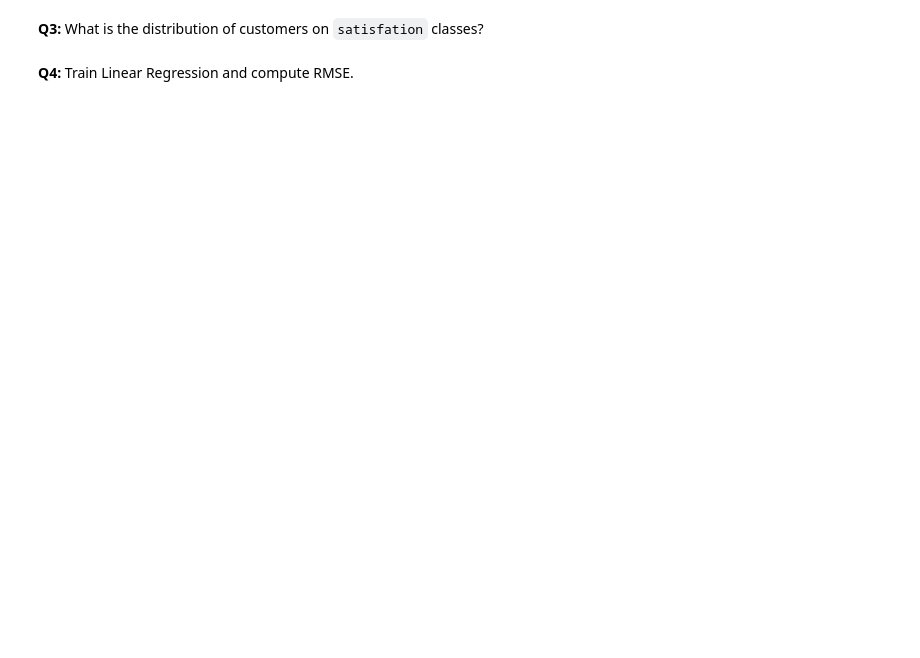
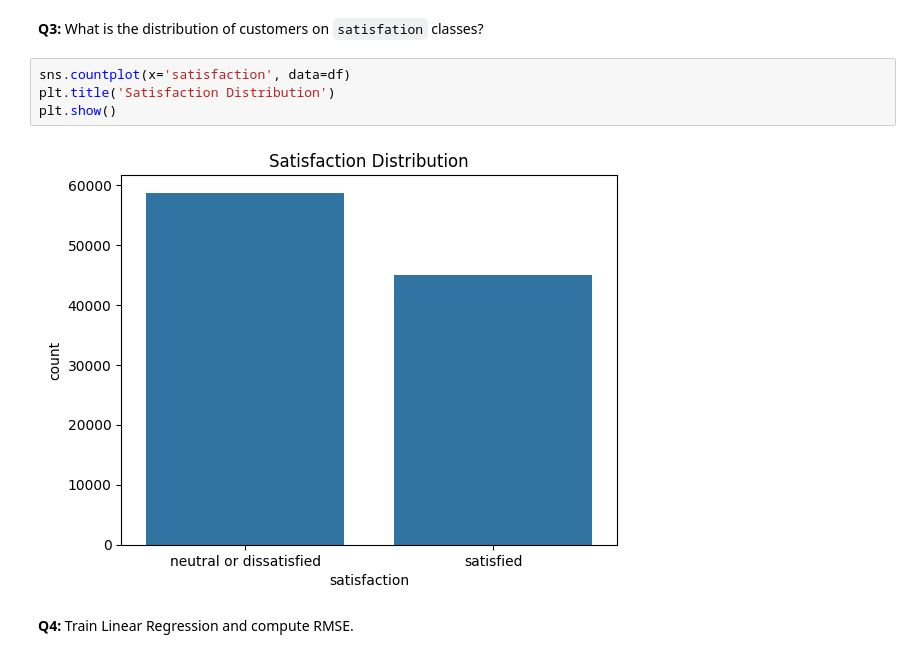
Before and after one commit to dhiraipinky/Statistics-for-Data-Science, a Jupyter notebook: advanced_ml_quiz_notebook.ipynb, the cells around one changed output. Cells and saved outputs as stored; diff of their text form; blank space fills up the shorter version.

```diff
--- a/advanced_ml_quiz_notebook.ipynb
+++ b/advanced_ml_quiz_notebook.ipynb
@@ -752,4 +768,10 @@ df.head()
 # %% [markdown]
 **Q3:** What is the distribution of customers on `satisfation` classes?
+# %%
+sns.countplot(x='satisfaction', data=df)
+plt.title('Satisfaction Distribution')
+plt.show()
+# %% [output]
+[figure, added]
 # %% [markdown]
 **Q4:** Train Linear Regression and compute RMSE.
```
Also changed, not shown: parts of 15 cells of this notebook.
